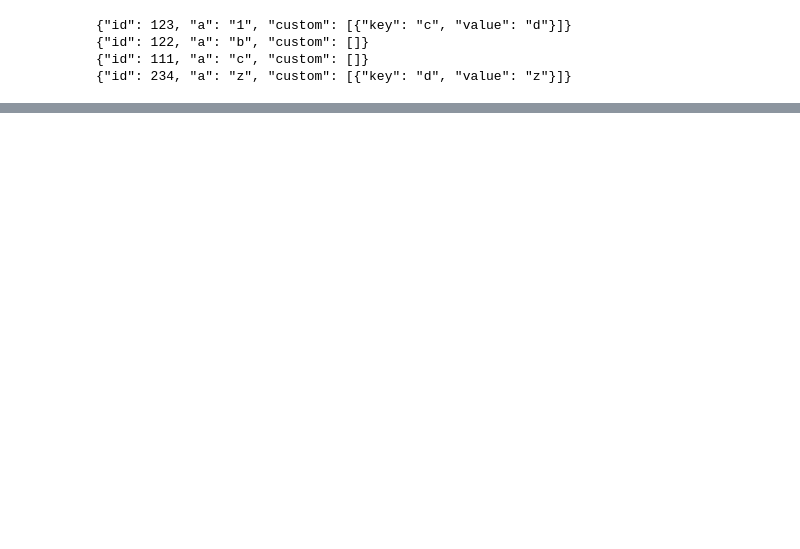
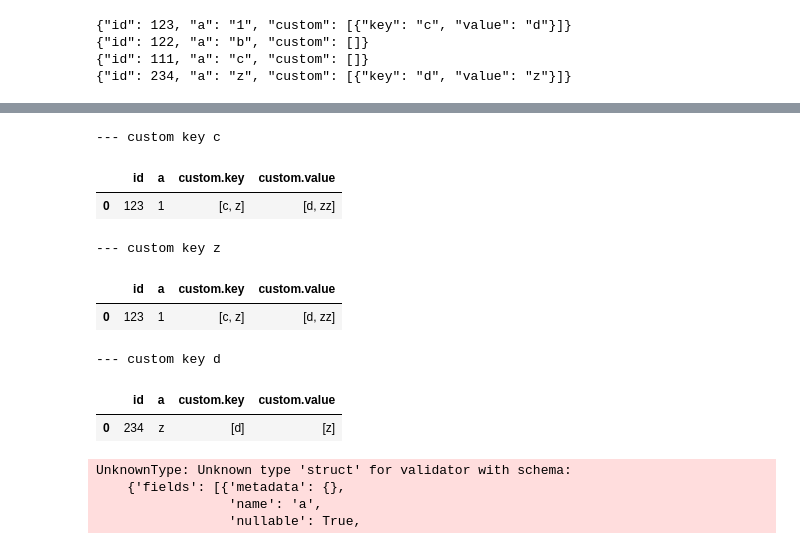
Before and after one commit to tmck-code/Syllabus, a Jupyter notebook: intermediate/lesson07_json_translation/lesson07_json_translation.ipynb, the cells around one changed output, grey strips where cells are left out. Drawn from its saved outputs; the diff is of its cells as text; code cells hidden in the pictures; blank space fills up the shorter version.

```diff
--- a/intermediate/lesson07_json_translation/lesson07_json_translation.ipynb
+++ b/intermediate/lesson07_json_translation/lesson07_json_translation.ipynb
@@ -435,0 +452,2 @@ for record in translate(records):
+# %%
+df = DFLoader.from_file(translate(records))
@@ -435,0 +500,15 @@ for record in translate(records):
+# %%
+records = [
+    { "id": 123, "a": "1", "c": "d", "z": "zz" },
+    { "id": 122, "a": "b" },
+    { "id": 111, "a": "c" },
+    { "id": 234, "a": "z", "d": "z" }
+]
+
+print('--- records')
+for record in records:
+    ppd(record, indent=None)
+
+print('--- translated')
+for record in translate2(records):
+    ppd(record, indent=None)
@@ -435,0 +526,2 @@ for record in translate(records):
+# %%
+df = DFLoader.from_file(translate2(records))
@@ -435,0 +557,31 @@ for record in translate(records):
+# %%
+def select_rows_with_custom_key(df: DataFrame, key: str) -> DataFrame:
+    return (
+        df.where(
+            F.array_contains(df.custom.key,  key)
+        )
+        .select(
+            df.id,
+            df.a,
+            df.custom.key,
+            df.custom.value
+        )
+    )
+# %%
+k = UnexpectedKeys(schema)
+for record in records:
+    list(k.check(record))
+
+for key in k.unique_keys:
+    print("--- custom key", key)
+    display(select_rows_with_custom_key(df, key).toPandas())
+# %% [output]
+--- custom key c
+|  | id | a | custom.key | custom.value |
+| 0 | 123 | 1 | [c, z] | [d, zz] |
+--- custom key z
+|  | id | a | custom.key | custom.value |
+| 0 | 123 | 1 | [c, z] | [d, zz] |
+--- custom key d
+|  | id | a | custom.key | custom.value |
+| 0 | 234 | z | [d] | [z] |
@@ -435,0 +634,7 @@ for record in translate(records):
+# %%
+df = DFLoader.from_file(translate(records), schema=schema)
+# %% [output]
+UnknownType: Unknown type 'struct' for validator with schema:
+    {'fields': [{'metadata': {},
+                 'name': 'a',
+                 'nullable': True,
```
Also changed, not shown: parts of 21 cells of this notebook.
